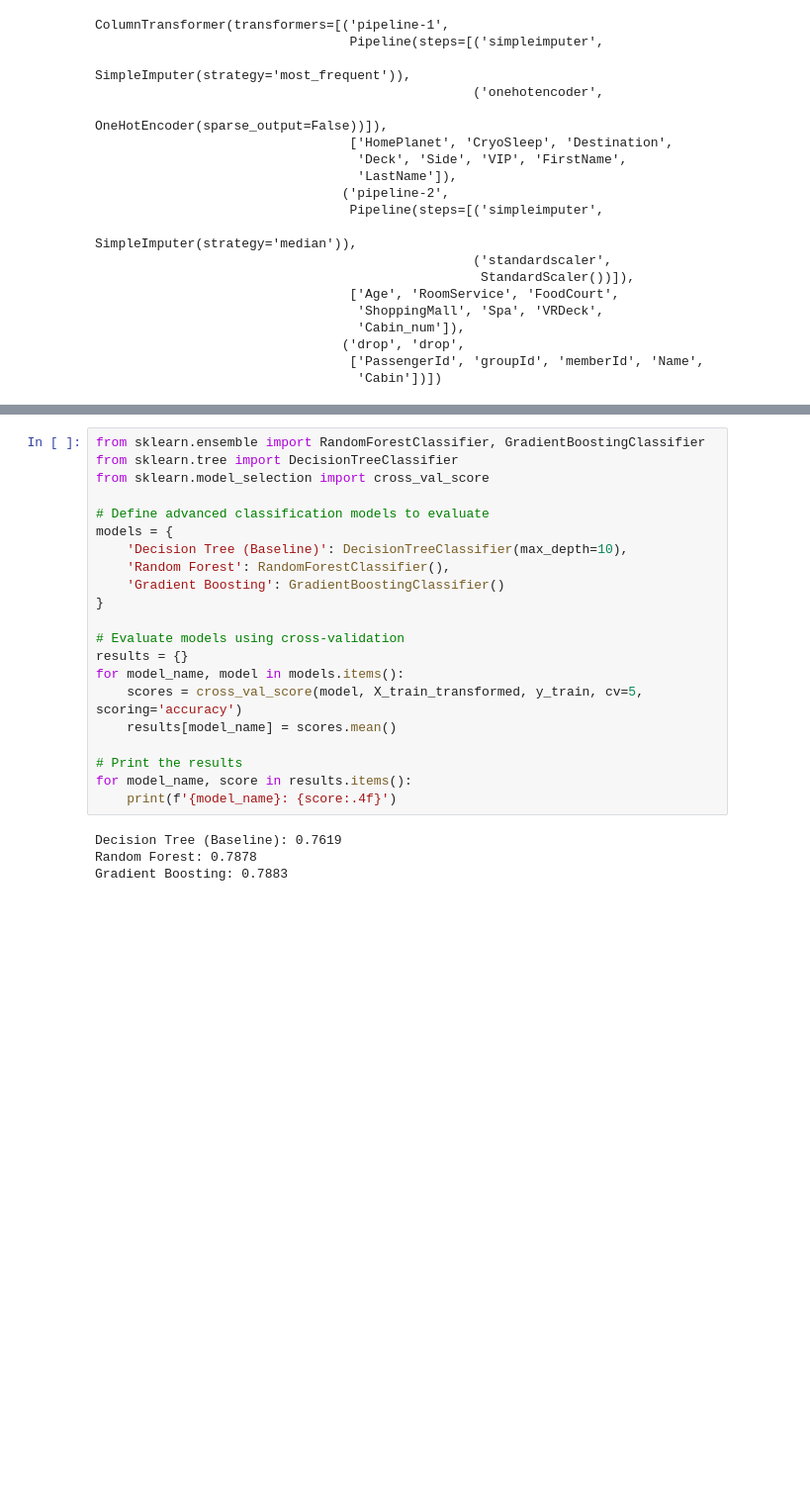
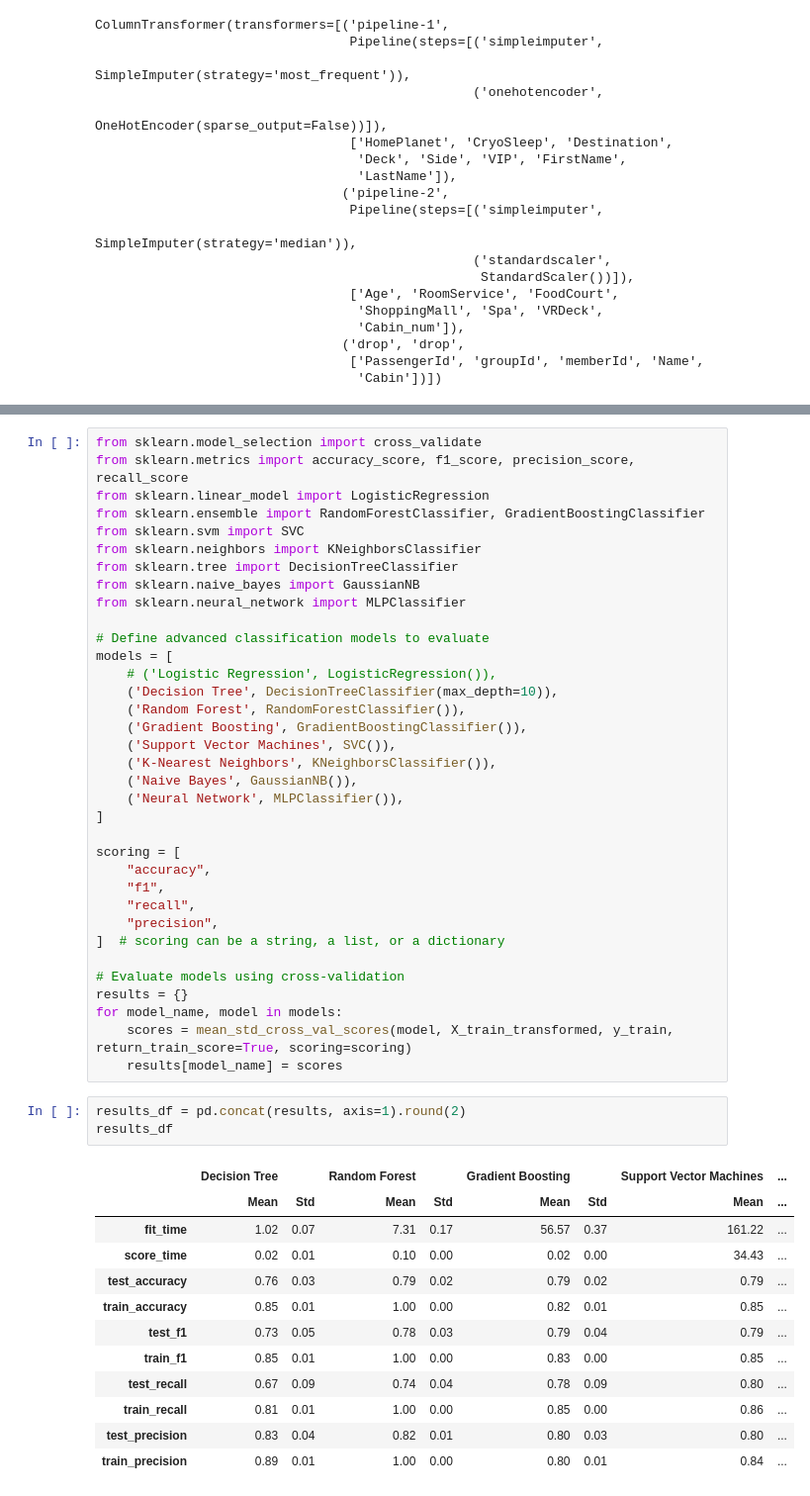
Before and after one commit to hcwang24/space_titanic, a Jupyter notebook: initial_analysis.ipynb, the cells around one changed output, grey strips where cells are left out. Shown at 99% size. Saved outputs shown, nothing was run; the diff lists cells and outputs as text; blank space fills up the shorter version.

Commit message:
Testing different models

```diff
--- a/initial_analysis.ipynb
+++ b/initial_analysis.ipynb
@@ -733,25 +782,51 @@ pd.DataFrame(X_train_transformed, columns=column_names)
 # %%
+from sklearn.model_selection import cross_validate
+from sklearn.metrics import accuracy_score, f1_score, precision_score, recall_score
+from sklearn.linear_model import LogisticRegression
 from sklearn.ensemble import RandomForestClassifier, GradientBoostingClassifier
+from sklearn.svm import SVC
+from sklearn.neighbors import KNeighborsClassifier
 from sklearn.tree import DecisionTreeClassifier
-from sklearn.model_selection import cross_val_score
+from sklearn.naive_bayes import GaussianNB
+from sklearn.neural_network import MLPClassifier
 
 # Define advanced classification models to evaluate
-models = {
-    'Decision Tree (Baseline)': DecisionTreeClassifier(max_depth=10),
-    'Random Forest': RandomForestClassifier(),
-    'Gradient Boosting': GradientBoostingClassifier()
-}
+models = [
+    # ('Logistic Regression', LogisticRegression()),
+    ('Decision Tree', DecisionTreeClassifier(max_depth=10)),
+    ('Random Forest', RandomForestClassifier()),
+    ('Gradient Boosting', GradientBoostingClassifier()),
+    ('Support Vector Machines', SVC()),
+    ('K-Nearest Neighbors', KNeighborsClassifier()),
+    ('Naive Bayes', GaussianNB()),
+    ('Neural Network', MLPClassifier()),
+]
+
+scoring = [
+    "accuracy",
+    "f1",
+    "recall",
+    "precision",
+]  # scoring can be a string, a list, or a dictionary
 
 # Evaluate models using cross-validation
 results = {}
-for model_name, model in models.items():
-    scores = cross_val_score(model, X_train_transformed, y_train, cv=5, scoring='accuracy')
-    results[model_name] = scores.mean()
-
-# Print the results
-for model_name, score in results.items():
-    print(f'{model_name}: {score:.4f}')
+for model_name, model in models:
+    scores = mean_std_cross_val_scores(model, X_train_transformed, y_train, return_train_score=True, scoring=scoring)
+    results[model_name] = scores
-# %% [output]
-Decision Tree (Baseline): 0.7619
-Random Forest: 0.7878
-Gradient Boosting: 0.7883
+# %%
+results_df = pd.concat(results, axis=1).round(2)
+results_df
+# %% [output]
+|  | Decision Tree |  | Random Forest |  | Gradient Boosting |  | Support Vector Machines | ... |
+|  | Mean | Std | Mean | Std | Mean | Std | Mean | ... |
+| fit_time | 1.02 | 0.07 | 7.31 | 0.17 | 56.57 | 0.37 | 161.22 | ... |
+| score_time | 0.02 | 0.01 | 0.10 | 0.00 | 0.02 | 0.00 | 34.43 | ... |
+| test_accuracy | 0.76 | 0.03 | 0.79 | 0.02 | 0.79 | 0.02 | 0.79 | ... |
+| train_accuracy | 0.85 | 0.01 | 1.00 | 0.00 | 0.82 | 0.01 | 0.85 | ... |
+| test_f1 | 0.73 | 0.05 | 0.78 | 0.03 | 0.79 | 0.04 | 0.79 | ... |
+| train_f1 | 0.85 | 0.01 | 1.00 | 0.00 | 0.83 | 0.00 | 0.85 | ... |
+| test_recall | 0.67 | 0.09 | 0.74 | 0.04 | 0.78 | 0.09 | 0.80 | ... |
+| train_recall | 0.81 | 0.01 | 1.00 | 0.00 | 0.85 | 0.00 | 0.86 | ... |
+| test_precision | 0.83 | 0.04 | 0.82 | 0.01 | 0.80 | 0.03 | 0.80 | ... |
+| train_precision | 0.89 | 0.01 | 1.00 | 0.00 | 0.80 | 0.01 | 0.84 | ... |
```
Also changed, not shown: parts of 5 cells of this notebook.
